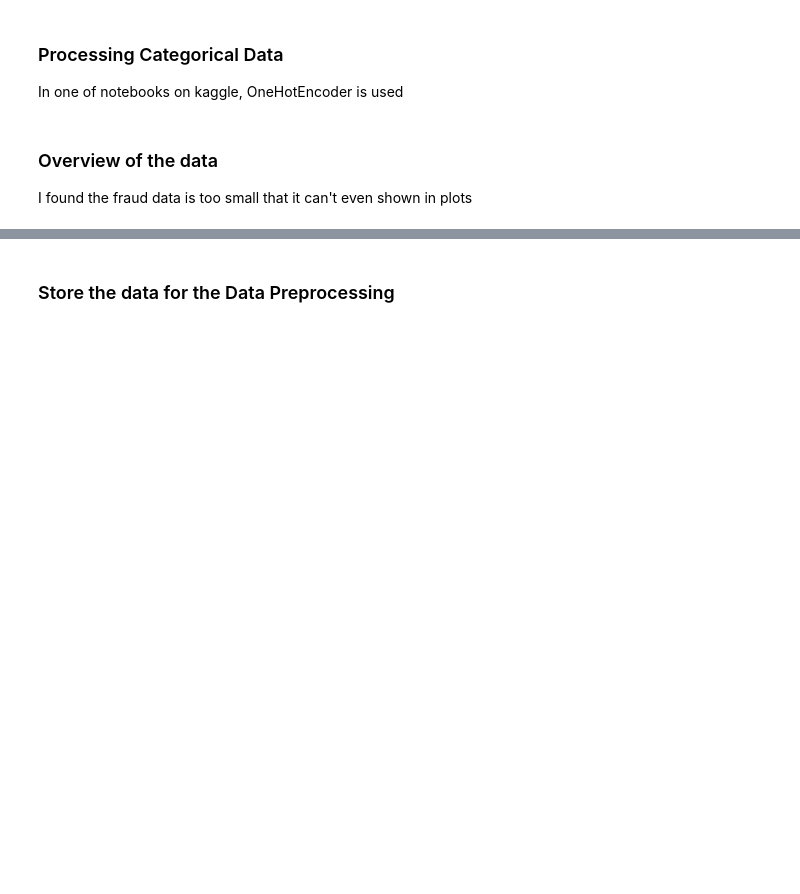
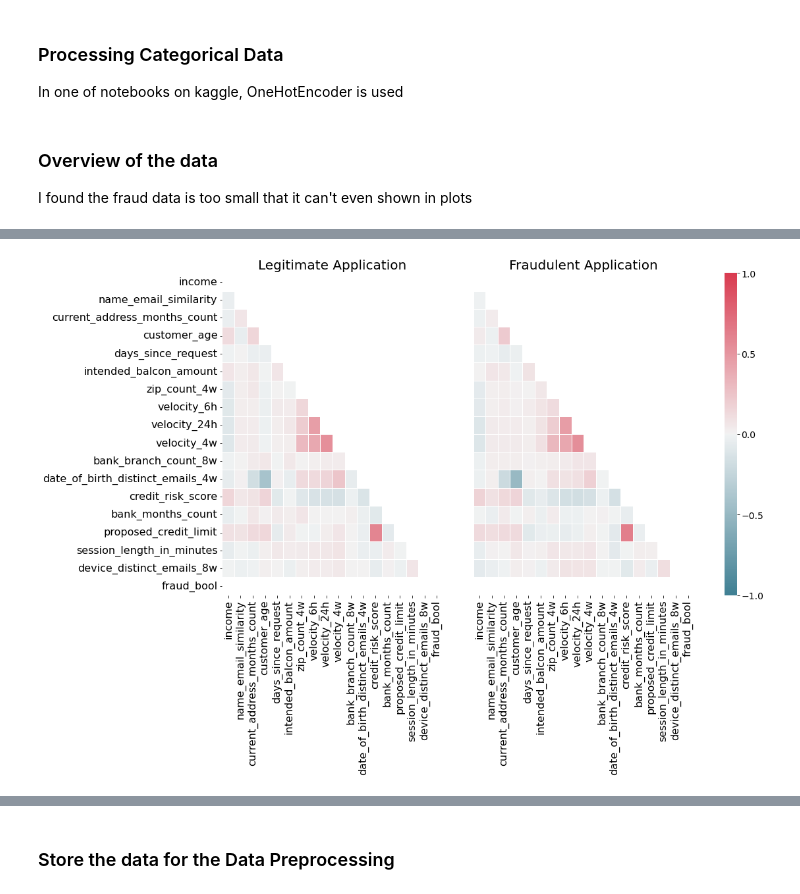
Before and after one commit to Junjie999/STATS503gogogo, a Jupyter notebook: Notebooks/EDA.ipynb, the cells around one changed output, grey strips where cells are left out. Saved outputs shown, nothing was run; the diff lists cells and outputs as text; code cells hidden in the pictures; blank space fills up the shorter version.

```diff
--- a/Notebooks/EDA.ipynb
+++ b/Notebooks/EDA.ipynb
@@ -130,0 +244,31 @@ I found the fraud data is too small that it can't even shown in plots
+# %%
+Xfraud = numeric_df.loc[(df_resampled.fraud_bool == 1)] # update Xfraud & XnonFraud with cleaned data
+Xlegit = numeric_df.loc[(df_resampled.fraud_bool == 0)]
+
+correlationLegit = Xlegit.loc[:, numeric_df.columns != 'step'].corr()
+mask = np.zeros_like(correlationLegit)
+indices = np.triu_indices_from(correlationLegit)
+mask[indices] = True
+
+grid_kws = {"width_ratios": (.9, .9, .05), "wspace": 0.2}
+f, (ax1, ax2, cbar_ax) = plt.subplots(1, 3, gridspec_kw=grid_kws, \
+                                     figsize = (14, 9))
+
+cmap = sns.diverging_palette(220, 8, as_cmap=True)
+ax1 =sns.heatmap(correlationLegit, ax = ax1, vmin = -1, vmax = 1, \
+    cmap = cmap, square = False, linewidths = 0.5, mask = mask, cbar = False)
+ax1.set_xticklabels(ax1.get_xticklabels(), size = 16);
+ax1.set_yticklabels(ax1.get_yticklabels(), size = 16);
+ax1.set_title('Legitimate Application', size = 20)
+
+correlationFraud = Xfraud.loc[:, numeric_df.columns != 'step'].corr()
+ax2 = sns.heatmap(correlationFraud, vmin = -1, vmax = 1, cmap = cmap, \
+ ax = ax2, square = False, linewidths = 0.5, mask = mask, yticklabels = False, \
+    cbar_ax = cbar_ax, cbar_kws={'orientation': 'vertical', \
+                                 'ticks': [-1, -0.5, 0, 0.5, 1]})
+ax2.set_xticklabels(ax2.get_xticklabels(), size = 16);
+ax2.set_title('Fraudulent Application', size = 20);
+
+cbar_ax.set_yticklabels(cbar_ax.get_yticklabels(), size = 14);
+# %% [output]
+[figure, added]
```
Also changed, not shown: parts of 38 cells of this notebook, 5 other files.
